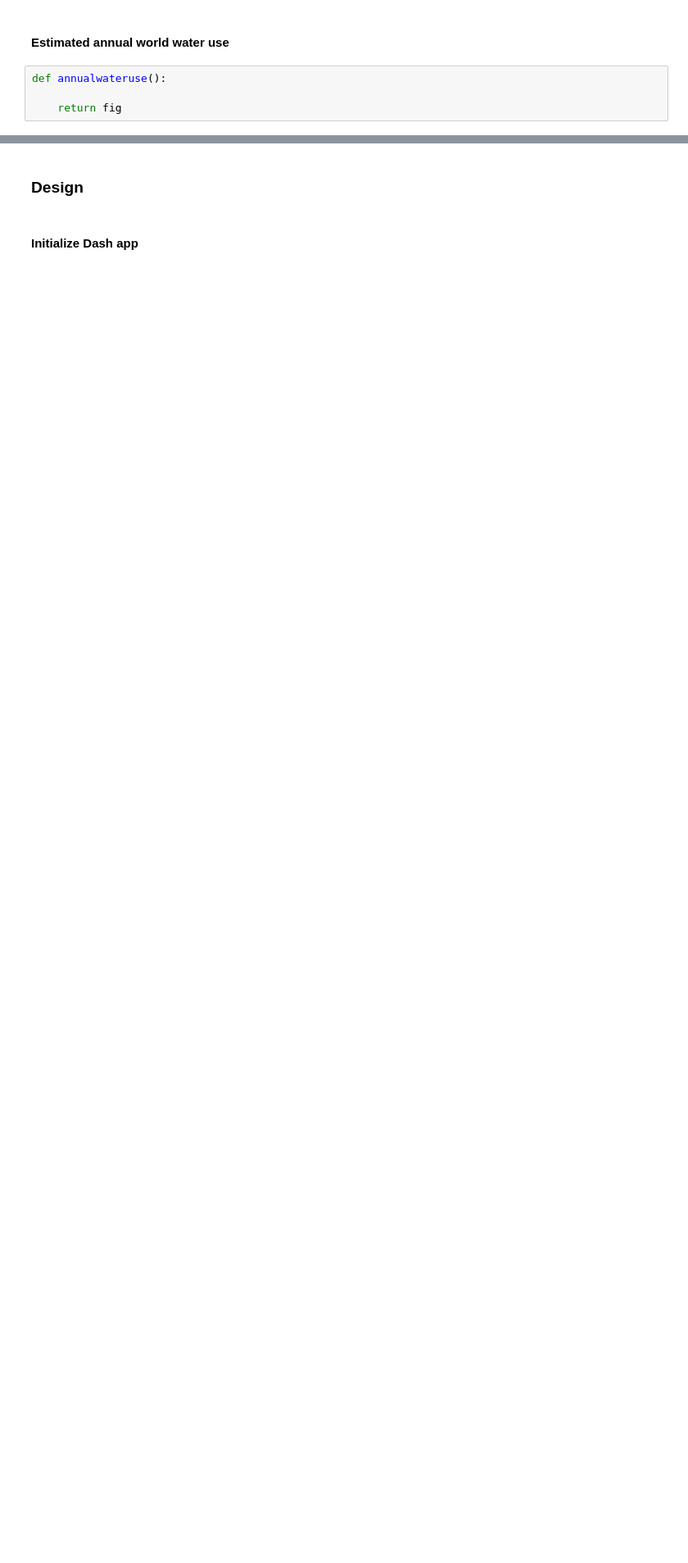
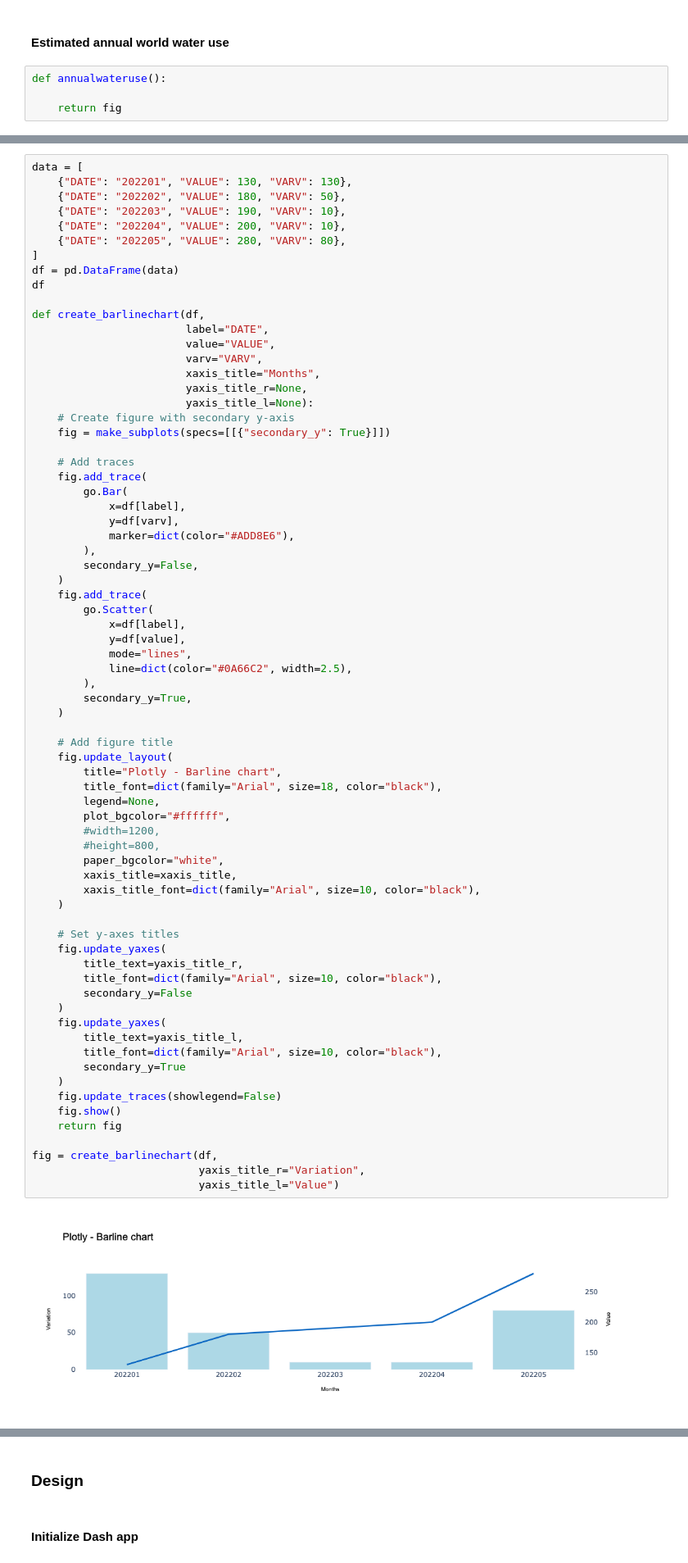
Before and after one commit to jupyter-naas/summer-dashboarding, a Jupyter notebook: dashboards/0-World situation/world-situation.ipynb, the cells around one changed output, grey strips where cells are left out. Shown at 82% size. Cells and saved outputs as stored; diff of their text form; blank space fills up the shorter version.

Commit message:
feat: added layout

```diff
--- a/dashboards/0-World situation/world-situation.ipynb
+++ b/dashboards/0-World situation/world-situation.ipynb
@@ -85,0 +91,73 @@ def annualwateruse():
+# %%
+data = [
+    {"DATE": "202201", "VALUE": 130, "VARV": 130},
+    {"DATE": "202202", "VALUE": 180, "VARV": 50},
+    {"DATE": "202203", "VALUE": 190, "VARV": 10},
+    {"DATE": "202204", "VALUE": 200, "VARV": 10},
+    {"DATE": "202205", "VALUE": 280, "VARV": 80},
+]
+df = pd.DataFrame(data)
+df
+
+def create_barlinechart(df,
+                        label="DATE",
+                        value="VALUE",
+                        varv="VARV",
+                        xaxis_title="Months",
+                        yaxis_title_r=None,
+                        yaxis_title_l=None):
+    # Create figure with secondary y-axis
+    fig = make_subplots(specs=[[{"secondary_y": True}]])
+
+    # Add traces
+    fig.add_trace(
+        go.Bar(
+            x=df[label],
+            y=df[varv],
+            marker=dict(color="#ADD8E6"),
+        ),
+        secondary_y=False,
+    )
+    fig.add_trace(
+        go.Scatter(
+            x=df[label],
+            y=df[value],
+            mode="lines",
+            line=dict(color="#0A66C2", width=2.5),
+        ),
+        secondary_y=True,
+    )
+
+    # Add figure title
+    fig.update_layout(
+        title="Plotly - Barline chart",
+        title_font=dict(family="Arial", size=18, color="black"),
+        legend=None,
+        plot_bgcolor="#ffffff",
+        #width=1200,
+        #height=800,
+        paper_bgcolor="white",
+        xaxis_title=xaxis_title,
+        xaxis_title_font=dict(family="Arial", size=10, color="black"),
+    )
+
+    # Set y-axes titles
+    fig.update_yaxes(
+        title_text=yaxis_title_r,
+        title_font=dict(family="Arial", size=10, color="black"),
+        secondary_y=False
+    )
+    fig.update_yaxes(
+        title_text=yaxis_title_l,
+        title_font=dict(family="Arial", size=10, color="black"),
+        secondary_y=True
+    )
+    fig.update_traces(showlegend=False)
+    fig.show()
+    return fig
+
+fig = create_barlinechart(df,
+                          yaxis_title_r="Variation",
+                          yaxis_title_l="Value")
+# %% [output]
+[figure, added]
```
Also changed, not shown: parts of 10 cells of this notebook.
